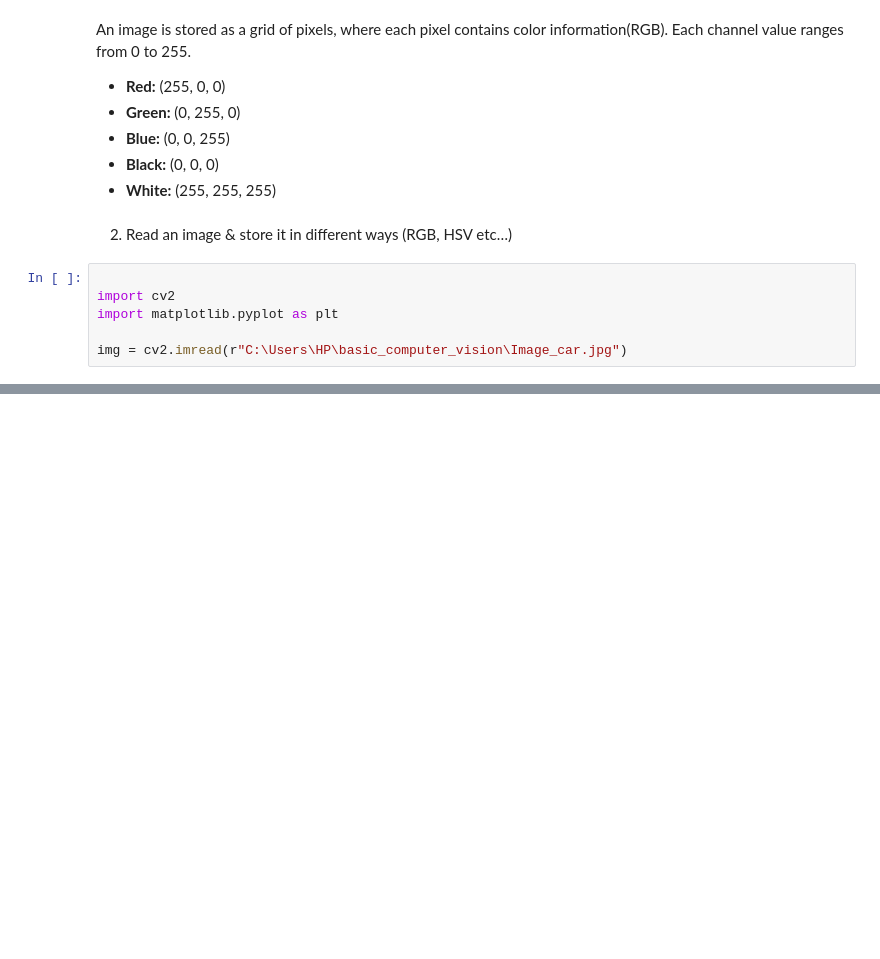
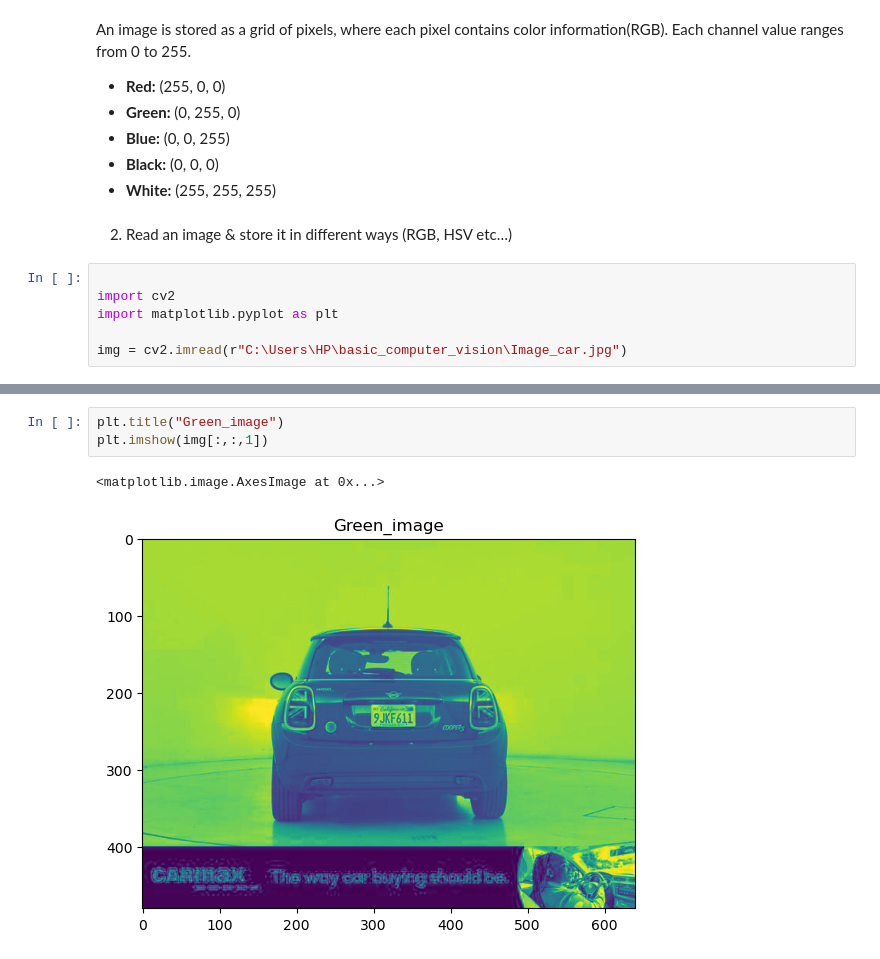
Before and after one commit to Bharath152/Basics-Computer-Vision, a Jupyter notebook: python_notebook.ipynb, the cells around one changed output, grey strips where cells are left out. Drawn from its saved outputs; the diff is of its cells as text; blank space fills up the shorter version.

```diff
--- a/python_notebook.ipynb
+++ b/python_notebook.ipynb
@@ -37,0 +57,6 @@ plt.imshow(img_rgb)
+# %%
+plt.title("Green_image")
+plt.imshow(img[:,:,1])
+# %% [output]
+<matplotlib.image.AxesImage at 0x...>
+[figure, added]
```
Also changed, not shown: parts of 18 cells of this notebook.
